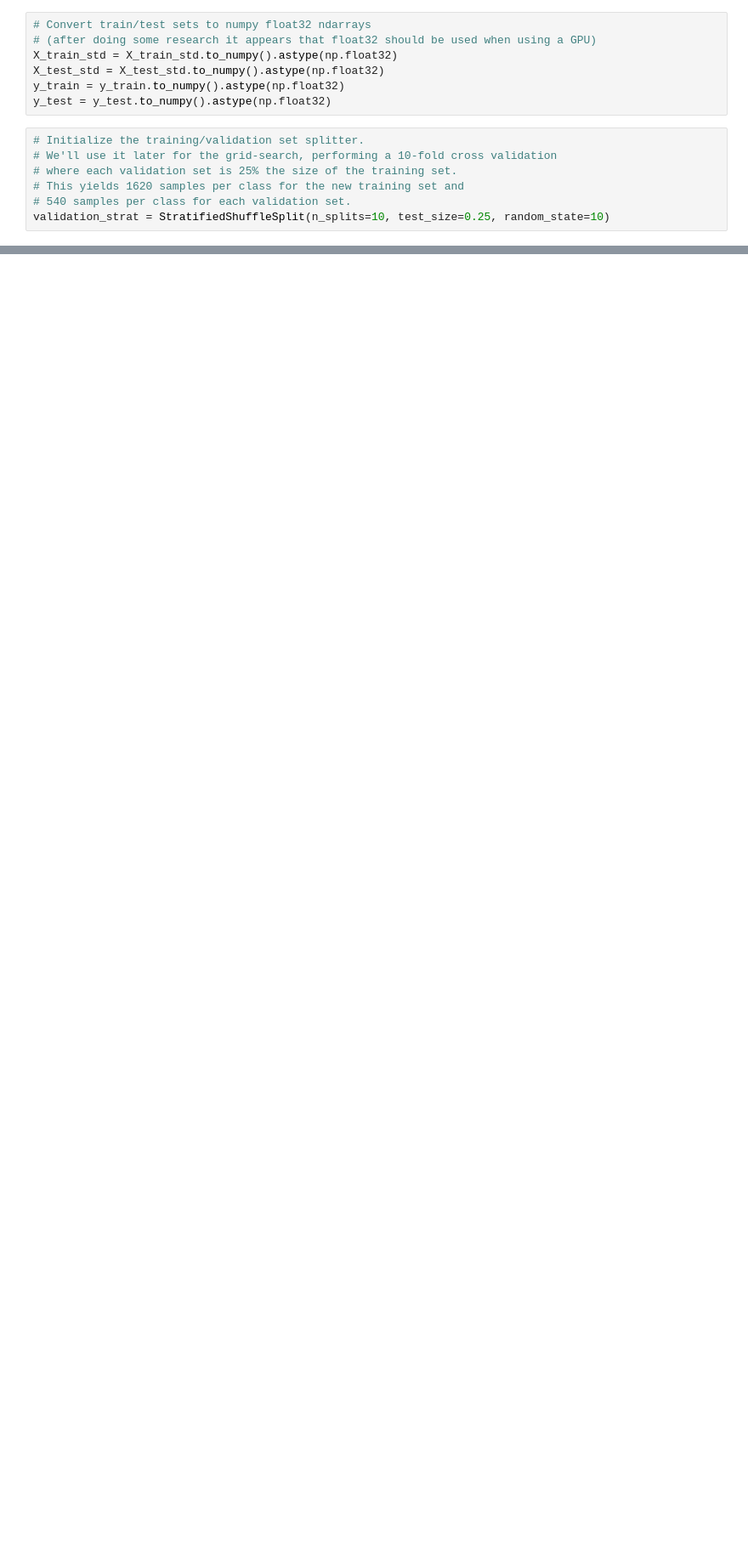
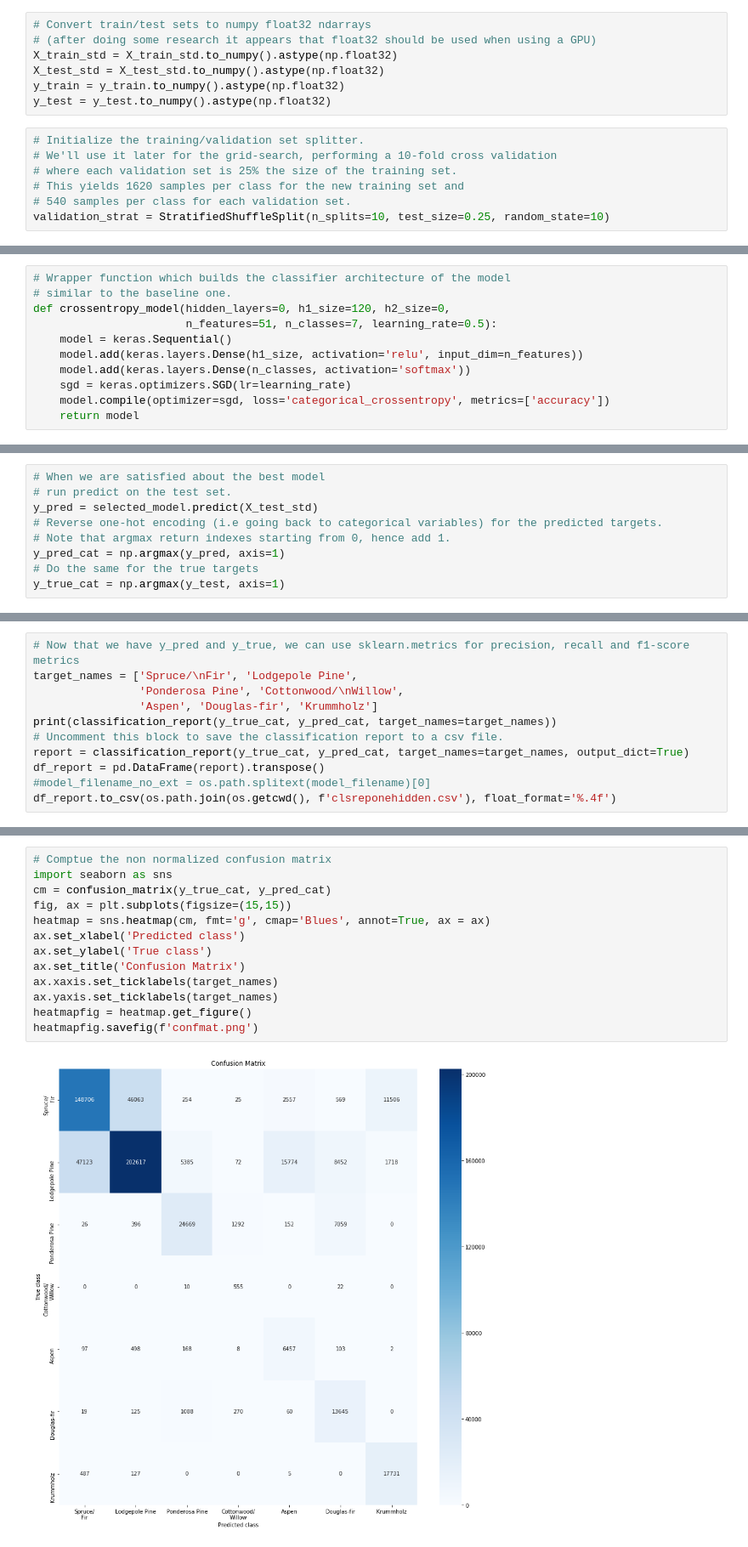
Before and after one commit to Nico769/Forest-Cover-Type-NN, a Jupyter notebook: 02-Classifiers.ipynb, the cells around one changed output, grey strips where cells are left out. Shown at 85% size. Saved outputs shown, nothing was run; the diff lists cells and outputs as text; blank space fills up the shorter version.

```diff
--- a/02-Classifiers.ipynb
+++ b/02-Classifiers.ipynb
@@ -101 +123,12 @@ validation_strat = StratifiedShuffleSplit(n_splits=10, test_size=0.25, random_st
+# %%
+# Wrapper function which builds the classifier architecture of the model
+# similar to the baseline one.
+def crossentropy_model(hidden_layers=0, h1_size=120, h2_size=0,
+                       n_features=51, n_classes=7, learning_rate=0.5):
+    model = keras.Sequential()
+    model.add(keras.layers.Dense(h1_size, activation='relu', input_dim=n_features))
+    model.add(keras.layers.Dense(n_classes, activation='softmax'))
+    sgd = keras.optimizers.SGD(lr=learning_rate)
+    model.compile(optimizer=sgd, loss='categorical_crossentropy', metrics=['accuracy'])
+    return model
 # %%
@@ -323,0 +343,9 @@ print(norm_cm)
+# %%
+# When we are satisfied about the best model
+# run predict on the test set.
+y_pred = selected_model.predict(X_test_std)
+# Reverse one-hot encoding (i.e going back to categorical variables) for the predicted targets.
+# Note that argmax return indexes starting from 0, hence add 1.
+y_pred_cat = np.argmax(y_pred, axis=1)
+# Do the same for the true targets
+y_true_cat = np.argmax(y_test, axis=1)
@@ -323,0 +357,11 @@ print(norm_cm)
+# %%
+# Now that we have y_pred and y_true, we can use sklearn.metrics for precision, recall and f1-score metrics
+target_names = ['Spruce/\nFir', 'Lodgepole Pine',
+                'Ponderosa Pine', 'Cottonwood/\nWillow',
+                'Aspen', 'Douglas-fir', 'Krummholz']
+print(classification_report(y_true_cat, y_pred_cat, target_names=target_names))
+# Uncomment this block to save the classification report to a csv file.
+report = classification_report(y_true_cat, y_pred_cat, target_names=target_names, output_dict=True)
+df_report = pd.DataFrame(report).transpose()
+#model_filename_no_ext = os.path.splitext(model_filename)[0]
+df_report.to_csv(os.path.join(os.getcwd(), f'clsreponehidden.csv'), float_format='%.4f')
@@ -323,0 +384,15 @@ print(norm_cm)
+# %%
+# Comptue the non normalized confusion matrix
+import seaborn as sns
+cm = confusion_matrix(y_true_cat, y_pred_cat)
+fig, ax = plt.subplots(figsize=(15,15))
+heatmap = sns.heatmap(cm, fmt='g', cmap='Blues', annot=True, ax = ax)
+ax.set_xlabel('Predicted class')
+ax.set_ylabel('True class')
+ax.set_title('Confusion Matrix')
+ax.xaxis.set_ticklabels(target_names)
+ax.yaxis.set_ticklabels(target_names)
+heatmapfig = heatmap.get_figure()
+heatmapfig.savefig(f'confmat.png')
+# %% [output]
+[figure, added]
```
Also changed, not shown: parts of 28 cells of this notebook.
